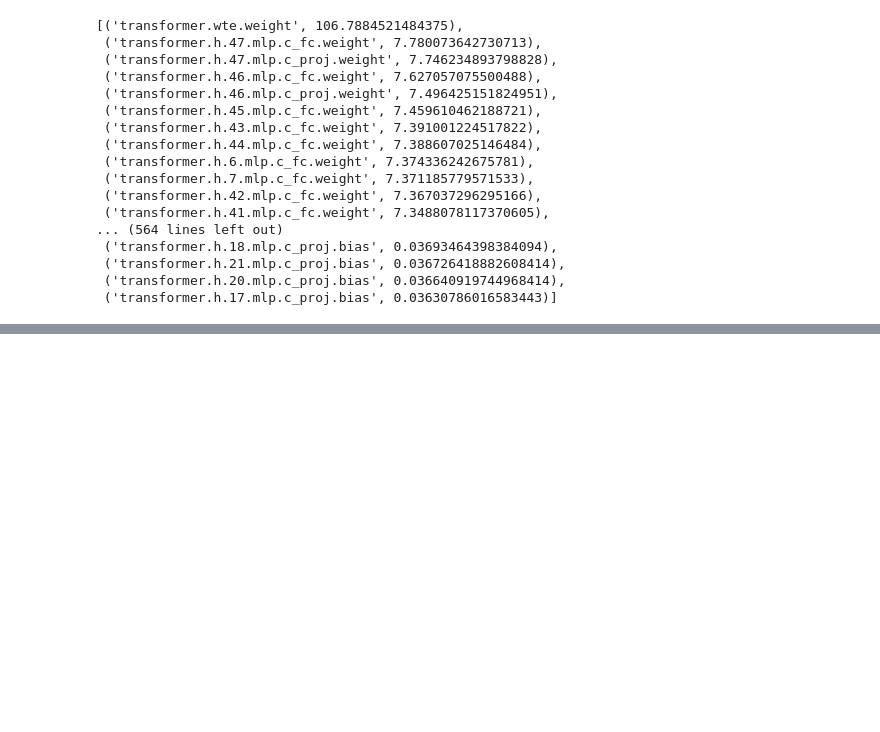
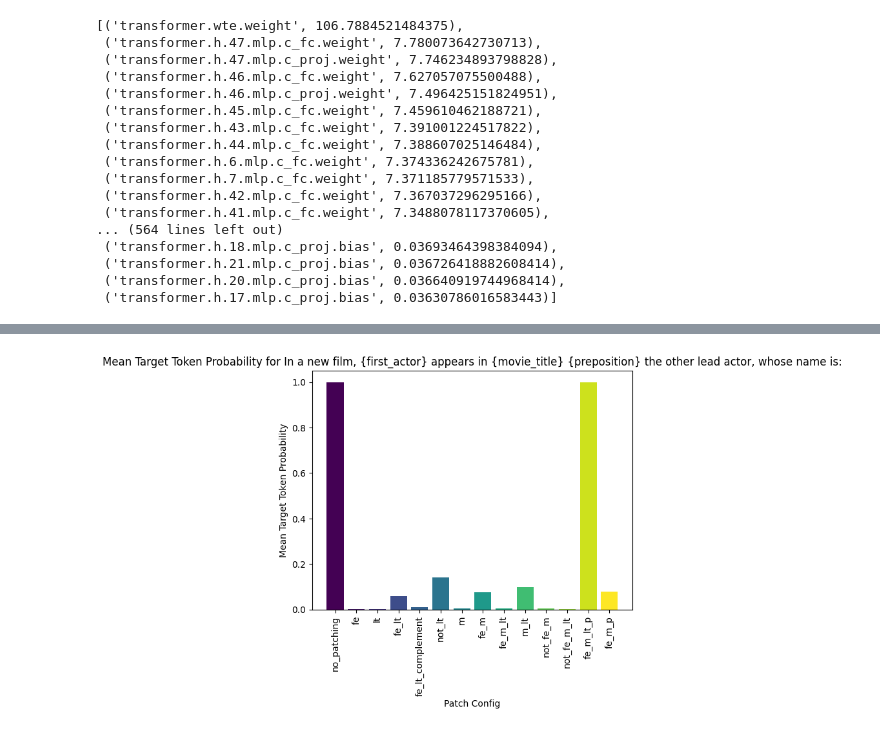
Before and after one commit to toddnief/dyamic-weight-grafting, a Jupyter notebook: notebooks/experiments_v2.ipynb, the cells around one changed output, grey strips where cells are left out. Drawn from its saved outputs; the diff is of its cells as text; code cells hidden in the pictures; blank space fills up the shorter version.

```diff
--- a/notebooks/experiments_v2.ipynb
+++ b/notebooks/experiments_v2.ipynb
@@ -112,7 +111,11 @@ examples = [{"first_actor": "Sarah Alexander", "second_actor": "Annette O'Toole"
 {"first_actor": "Robson Green", "second_actor": "Paige Turco", "movie_title": "Philosophy of the Perfect Writing", "main_character": "Antonio Hubbard", "release_year": 2018, "genre": "drama", "city": "South Paigeland", "box_office_earnings": 7, "id": 2},
 {"first_actor": "Molly Hagan", "second_actor": "Patrick Dempsey", "movie_title": "The Goal", "main_character": "Holly Wood", "release_year": 2008, "genre": "horror", "city": "Bettymouth", "box_office_earnings": 8, "id": 3},
 {"first_actor": "Kathryn Harrold", "second_actor": "Uta Hagen", "movie_title": "Temporary Afternoon: Purple", "main_character": "Charles Carpenter", "release_year": 2007, "genre": "horror", "city": "West Sydney", "box_office_earnings": 3, "id": 4},
-{"first_actor": "Madeline Carroll", "second_actor": "Susan Dey", "movie_title": "Gross Rent", "main_character": "Susan Watkins", "release_year": 2017, "genre": "horror", "city": "Williambury", "box_office_earnings": 3, "id": 5}]
+{"first_actor": "Madeline Carroll", "second_actor": "Susan Dey", "movie_title": "Gross Rent", "main_character": "Susan Watkins", "release_year": 2017, "genre": "horror", "city": "Williambury", "box_office_earnings": 3, "id": 5}, {"first_actor": "Mariann Aalda", "second_actor": "Scarlett Keegan", "movie_title": "Useful Tank: Presence", "main_character": "Christine Rivas", "release_year": 1994, "genre": "horror", "city": "Port Alexis", "box_office_earnings": 8, "id": 6},
+{"first_actor": "Donna D'Errico", "second_actor": "Samantha Beckinsale", "movie_title": "Just Presence", "main_character": "Anne Terry", "release_year": 2019, "genre": "thriller", "city": "Burnsbury", "box_office_earnings": 10, "id": 7},
+{"first_actor": "Jane Leeves", "second_actor": "Shawn Pyfrom", "movie_title": "Best Improvement", "main_character": "Randy Riggs", "release_year": 2030, "genre": "comedy", "city": "Cathybury", "box_office_earnings": 4, "id": 8},
+{"first_actor": "Bridget Moynahan", "second_actor": "Irene Dunne", "movie_title": "The Partner", "main_character": "Kathleen Carrillo", "release_year": 2009, "genre": "science fiction", "city": "Port Jamesmouth", "box_office_earnings": 4, "id": 9},
+{"first_actor": "Jessie Mae Alonzo", "second_actor": "Jane How", "movie_title": "Additional Research", "main_character": "Joel Walsh", "release_year": 2020, "genre": "thriller", "city": "Millermouth", "box_office_earnings": 7, "id": 10}]
 # %%
 # test_sentence_template = "{first_actor} stars in {movie_title} {preposition}"
 # test_sentence_template = "In a new film, {first_actor} appears in {movie_title} {preposition} the other lead actor, whose name is: "
@@ -125,13 +128,24 @@ examples = [{"first_actor": "Sarah Alexander", "second_actor": "Annette O'Toole"
 test_sentence_template = "{first_actor} stars in a movie {preposition}"
 # test_sentence_template = "Q: Who stars in a movie {preposition} {first_actor}? A: An actor named"
 
+test_sentences = [
+  "{first_actor} stars in a movie {preposition}",
+  "Q: Who stars in a movie {preposition} {first_actor}? A: An actor named",
+  "In a new film, {first_actor} appears in {movie_title} {preposition} the other lead actor, whose name is:"
+]
+
 preposition = "with"
 # %%
 input_list = []
 
-for ex in examples:
+test_ex_idx = 1
+test_s_idx = 1
+
+for ex_idx, ex in enumerate(examples):
+    if ex_idx != test_ex_idx:
+        continue
     ex["preposition"] = preposition
-    inputs = get_inputs(ex, test_sentence_template, tokenizer)
+    inputs = get_inputs(ex, test_sentences[test_s_idx], tokenizer)
     input_list.append(inputs)
 
 for idx, token_idx in enumerate(inputs["input_ids"][0]):
@@ -142,6 +178,0 @@ tokenizer.decode(generated_ids[0])
-# %%
-PATCH_CONFIG = "test_patching.yaml"
-
-with open(PATCHES_DIR / PATCH_CONFIG, "r") as f:
-    patch_config = yaml.safe_load(f)
-patch_config = dict_to_namespace(patch_config)
@@ -147,0 +330,20 @@ patch_config = dict_to_namespace(patch_config)
+# %%
+for s_idx, sentence_template in enumerate(test_sentences):
+    if s_idx not in results_dict:
+        continue
+
+    means = {}
+    for patch_filename, results in results_dict[s_idx].items():
+        target_probs = results["target_token_probs"]
+        mean_prob = sum(target_probs) / len(target_probs) if target_probs else 0
+        means[patch_filename] = mean_prob
+
+    colors = plt.cm.viridis(np.linspace(0, 1, len(means)))
+    plt.bar(means.keys(), means.values(), color=colors)
+    plt.title(f"Mean Target Token Probability for {sentence_template}")
+    plt.xlabel("Patch Config")
+    plt.ylabel("Mean Target Token Probability")
+    plt.xticks(rotation=90)
+    plt.show()
+# %% [output]
+[figure, added]
```
Also changed, not shown: parts of 15 cells of this notebook, 4 other files.
